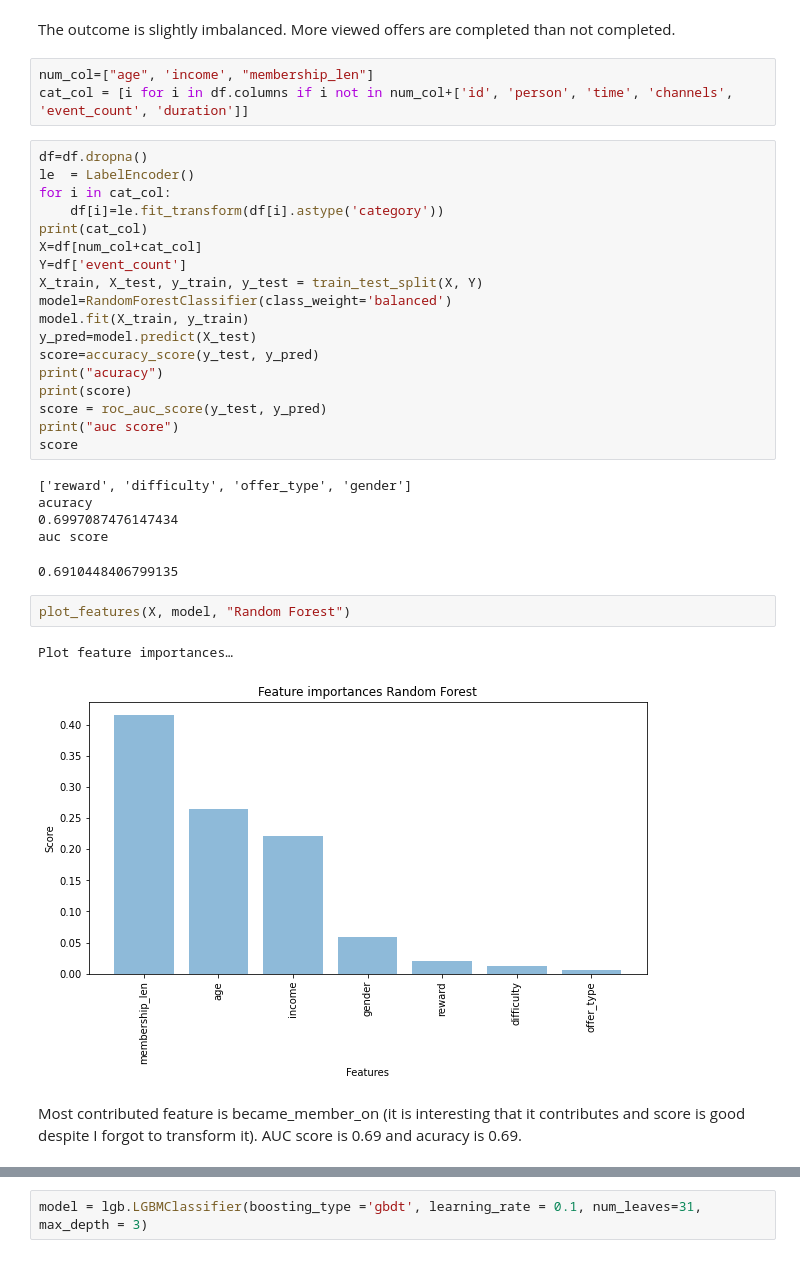
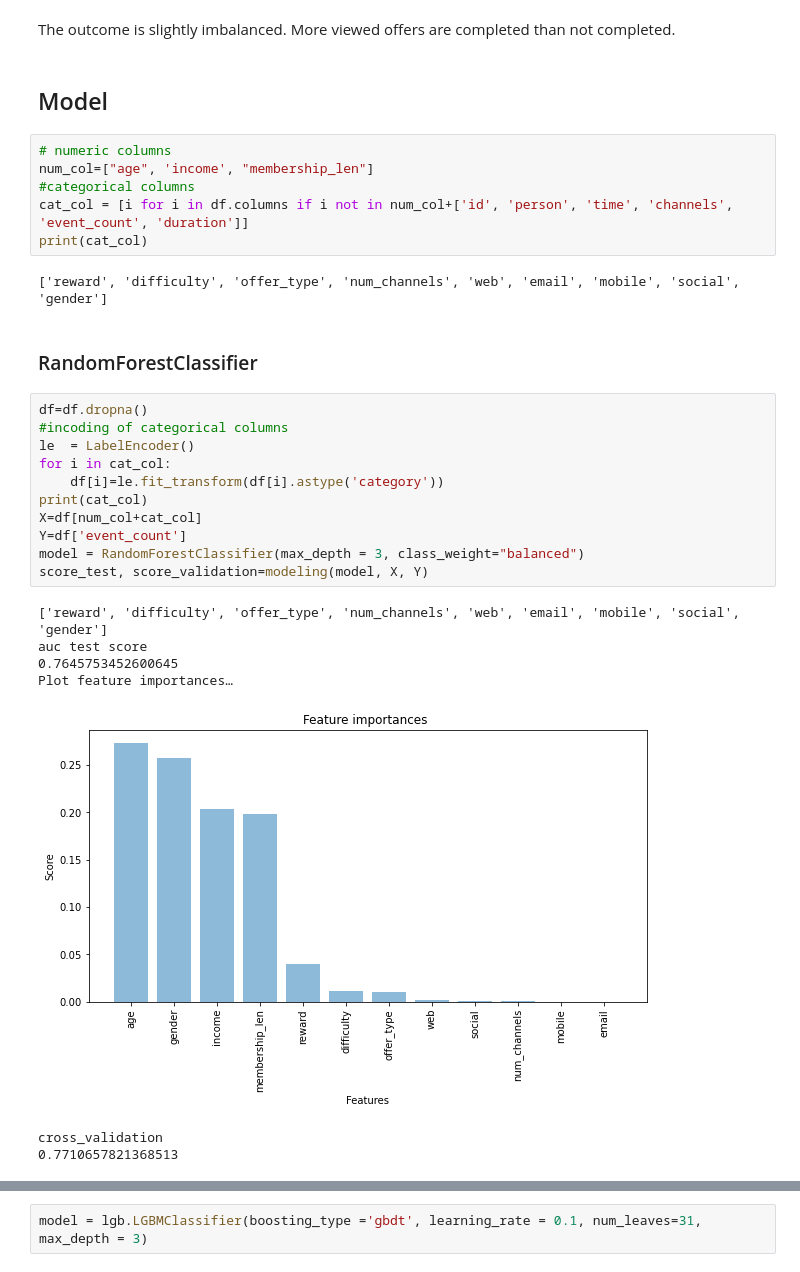
Before and after one commit to kuzn137/StarbucksCapstoneProject, a Jupyter notebook: Starbucks_Capstone_notebook.ipynb, the cells around one changed output, grey strips where cells are left out. Saved outputs shown, nothing was run; the diff lists cells and outputs as text.

```diff
--- a/Starbucks_Capstone_notebook.ipynb
+++ b/Starbucks_Capstone_notebook.ipynb
@@ -352,37 +390,34 @@ plt.hist(df['event_count'])
 [figure]
 # %% [markdown]
 The outcome is slightly imbalanced. More viewed offers are completed than not completed.
+# %% [markdown]
+## Model
 # %%
+# numeric columns
 num_col=["age", 'income', "membership_len"]
+#categorical columns
 cat_col = [i for i in df.columns if i not in num_col+['id', 'person', 'time', 'channels', 'event_count', 'duration']]
+print(cat_col)
+# %% [output]
+['reward', 'difficulty', 'offer_type', 'num_channels', 'web', 'email', 'mobile', 'social', 'gender']
+# %% [markdown]
+### RandomForestClassifier
 # %%
 df=df.dropna()
+#incoding of categorical columns
 le  = LabelEncoder()
 for i in cat_col:
     df[i]=le.fit_transform(df[i].astype('category'))
 print(cat_col)
 X=df[num_col+cat_col]
 Y=df['event_count']
-X_train, X_test, y_train, y_test = train_test_split(X, Y)
-model=RandomForestClassifier(class_weight='balanced')
-model.fit(X_train, y_train)
-y_pred=model.predict(X_test)
-score=accuracy_score(y_test, y_pred)
-print("acuracy")
-print(score)
-score = roc_auc_score(y_test, y_pred)
-print("auc score")
-score
+model = RandomForestClassifier(max_depth = 3, class_weight="balanced")
+score_test, score_validation=modeling(model, X, Y)
 # %% [output]
-['reward', 'difficulty', 'offer_type', 'gender']
-acuracy
-0.6997087476147434
-auc score
+['reward', 'difficulty', 'offer_type', 'num_channels', 'web', 'email', 'mobile', 'social', 'gender']
+auc test score
+0.7645753452600645
+Plot feature importances…
+[figure, added]
-0.6910448406799135
+cross_validation
+0.7710657821368513
-# %%
-plot_features(X, model, "Random Forest")
-# %% [output]
-Plot feature importances…
-[figure, removed]
-# %% [markdown]
-Most contributed feature is became_member_on (it is interesting that it contributes and score is good despite I forgot to transform it). AUC score is 0.69 and acuracy is 0.69.
```
Also changed, not shown: parts of 32 cells of this notebook, 4 other files.
